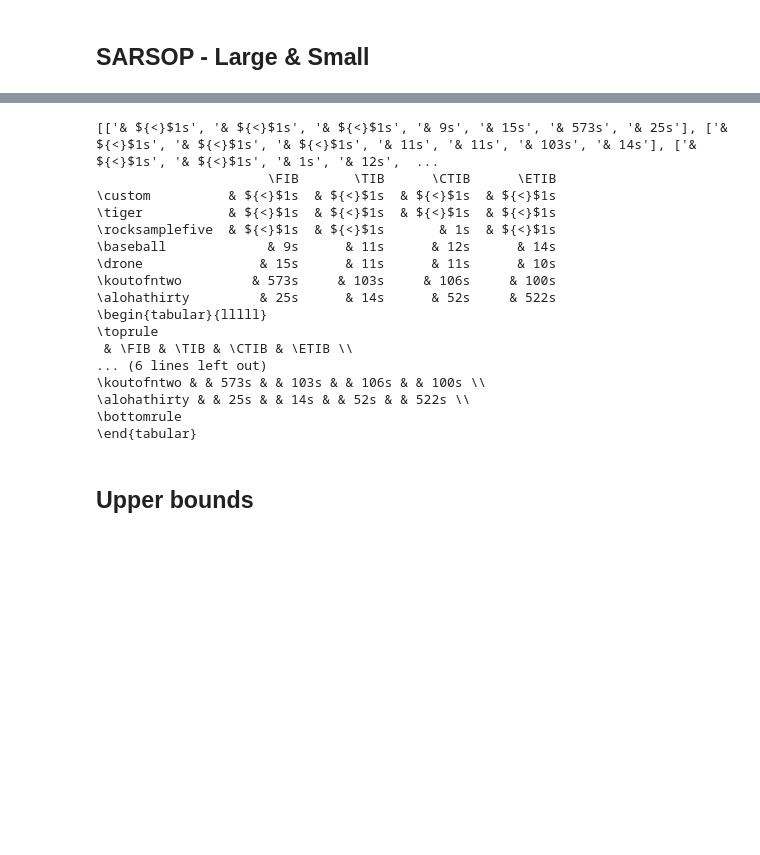
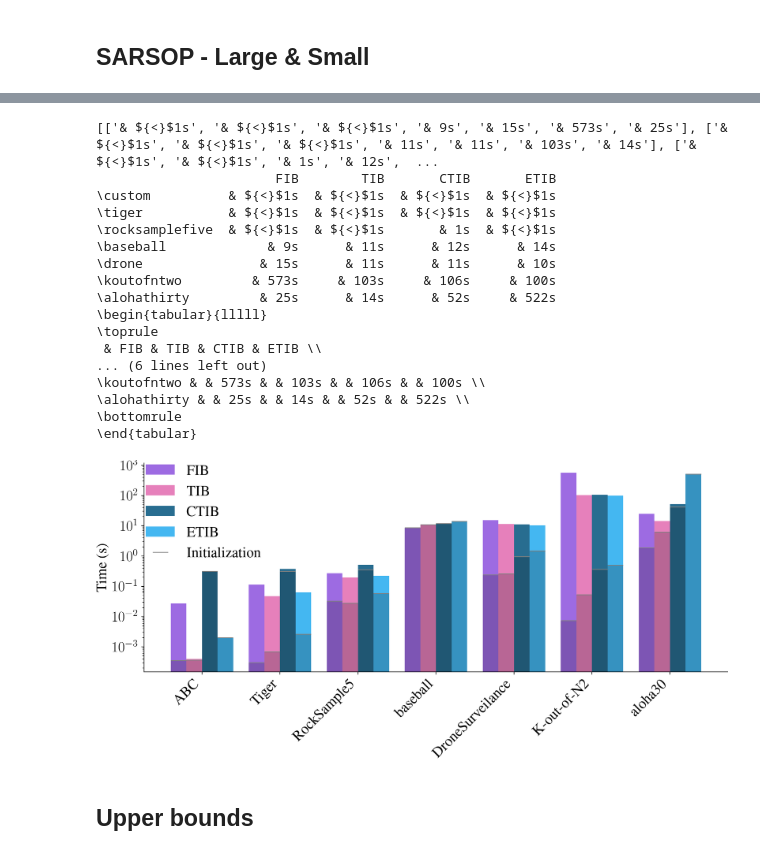
Before and after one commit to MKrale/TighterInformedBound.jl, a Jupyter notebook: Plotting.ipynb, the cells around one changed output, grey strips where cells are left out. Saved outputs shown, nothing was run; the diff lists cells and outputs as text; code cells hidden in the pictures; blank space fills up the shorter version.

```diff
--- a/Plotting.ipynb
+++ b/Plotting.ipynb
@@ -296,13 +351,17 @@ filenames = [
     "CTIB-SARSOP",
     "ETIB-SARSOP",
 ]
-labels = ["\\FIB", "\\TIB", "\\CTIB", "\\ETIB"]
+method_labels = ["FIB", "TIB", "CTIB", "ETIB"]
 # labels = ["T", "N_E","T", "N_E","T", "N_E", ]
 names = []
 
 Data = []
-for _l in labels:
+runtimes = []
+initial_times = []
+for _l in method_labels:
     Data.append([])
+    runtimes.append([])
+    initial_times.append([])
 
 envs_sarsop = ["ABC","Tiger", "RockSample5", "baseball", "DroneSurveilance", "K-out-of-N2", "aloha30"]
 # envs_sarsop = ["ABC","Tiger", "RockSample5", "FrozenLake4"]
@@ -312,6 +371,13 @@ envs_sarsop = ["ABC","Tiger", "RockSample5", "baseball", "DroneSurveilance", "K-
 #     pres_sarsop.append(pre_sarsop + env + "_" )
 
 
+def parse_time_cell(cell: str):
+    if "TO" in cell:
+        return 3600.0
+    if "<1s" in cell:
+        return 0.5
+    match = re.search(r'(\d+\.?\d*)', cell)
+    return float(match.group(1)) if match else 0.0
 
 for env in envs_sarsop:
     thispre = pre_sarsop + env + "_"
@@ -323,39 +389,81 @@ for env in envs_sarsop:
 
             # Add environment name once
             if method_idx == 0:
                 names.append(Env_to_latex_name[this_data["env"]])
             entry = f'& {time_to_string(this_data["runtime"], 3600)}'
             Data[method_idx].append(entry)
-
+            runtimes[method_idx].append(this_data["runtime"])
+            initial_times[method_idx].append(this_data["times"][0])
 
 
 print(Data)
 # dataframe = pd.DataFrame([Sarsop_lb, Sarsop_ub, TIBSarsop_lb, TIBSarsop_ub,ETIBSarsop_lb, ETIBSarsop_ub,], index=labels, columns=names).transpose()
 
-dataframe = pd.DataFrame( Data, index=labels, columns=names).transpose()
-
+dataframe = pd.DataFrame(Data, index=method_labels, columns=names).transpose()
 
 print(dataframe)
+print(dataframe.to_latex())
 
-print(dataframe.to_latex())
+# Plot runtimes with overlapping initial time bars in less saturated colors
+# runtime_colours = ['#9d6be2', '#286d90', '#a4dbf7', '#3f7a52']
+# initial_colours = ['#c4a8d4', '#6a9aa3', '#d4e8fb', '#7ab085']  # less saturated versions
+colours = ['#9d6be2','#e680bb', '#286d90', '#44b7f1',  '#a4dbf7', '#3f7a52', '#64c384']
+darker_colours = ['#7D55B4','#b86695', '#205773', '#3692c0',  '#a4dbf7', '#3f7a52', '#64c384']
+# initial_colours = ['#a679e4','#e88cc1', '#3d7b9b', '#69c5f3',  '#a4dbf7', '#3f7a52', '#64c384']
+
+fig, ax = plt.subplots(figsize=(12, 6))
+x = np.arange(len(envs_sarsop))
+width = 0.2
+
+# Plot runtime bars on top
+for method_idx, method in enumerate(method_labels):
+    ax.bar(x + method_idx * width, runtimes[method_idx], width, label=f'{method}', color=colours[method_idx])
+
+### Plot initial time bars first (background)
+for method_idx, method in enumerate(method_labels):
+    ax.bar(x + method_idx * width, initial_times[method_idx], width, color=darker_colours[method_idx])
+
+### Add 'X' markers for initial times
+for method_idx in range(len(method_labels)):
+    for env_idx in range(len(envs_sarsop)):
+        marker_label = 'Initialization' if (method_idx == len(method_labels)-1 and env_idx == len(envs_sarsop)-1) else '_nolegend_'
+        ax.plot(x[env_idx] + method_idx * width, initial_times[method_idx][env_idx], marker='_', color="grey", markersize=20, linestyle='none', label=marker_label, markeredgewidth=1)
+
+### Reorder labels:
+handles, labels = ax.get_legend_handles_labels()
+if 'Initialization' in labels:
+    idx = labels.index('Initialization')
+    handles.append(handles.pop(idx))
+    labels.append(labels.pop(idx))
+ax.legend(handles, labels)
+
+ax.set_xticks(x + width * (len(method_labels) - 1) / 2)
+ax.set_xticklabels(envs_sarsop, rotation=45, ha='right')
+ax.set_ylabel('Time (s)')
+ax.set_yscale('log')
+
+plt.tight_layout()
+plt.savefig("Data/Figures/Sarsop_SmallEnvs.pdf")
+plt.show()
 # %% [output]
 [['& ${<}$1s', '& ${<}$1s', '& ${<}$1s', '& 9s', '& 15s', '& 573s', '& 25s'], ['& ${<}$1s', '& ${<}$1s', '& ${<}$1s', '& 11s', '& 11s', '& 103s', '& 14s'], ['& ${<}$1s', '& ${<}$1s', '& 1s', '& 12s',  ...
-                      \FIB       \TIB      \CTIB      \ETIB
+                       FIB        TIB       CTIB       ETIB
 \custom          & ${<}$1s  & ${<}$1s  & ${<}$1s  & ${<}$1s
 \tiger           & ${<}$1s  & ${<}$1s  & ${<}$1s  & ${<}$1s
 \rocksamplefive  & ${<}$1s  & ${<}$1s       & 1s  & ${<}$1s
 \baseball             & 9s      & 11s      & 12s      & 14s
 \drone               & 15s      & 11s      & 11s      & 10s
 \koutofntwo         & 573s     & 103s     & 106s     & 100s
 \alohathirty         & 25s      & 14s      & 52s     & 522s
 \begin{tabular}{lllll}
 \toprule
- & \FIB & \TIB & \CTIB & \ETIB \\
+ & FIB & TIB & CTIB & ETIB \\
 ... (6 lines left out)
 \koutofntwo & & 573s & & 103s & & 106s & & 100s \\
 \alohathirty & & 25s & & 14s & & 52s & & 522s \\
 \bottomrule
 \end{tabular}
+[figure, added]
 # %% [markdown]
 ## Upper bounds
 # %%
```
Also changed, not shown: parts of 17 cells of this notebook, 7 other files.
